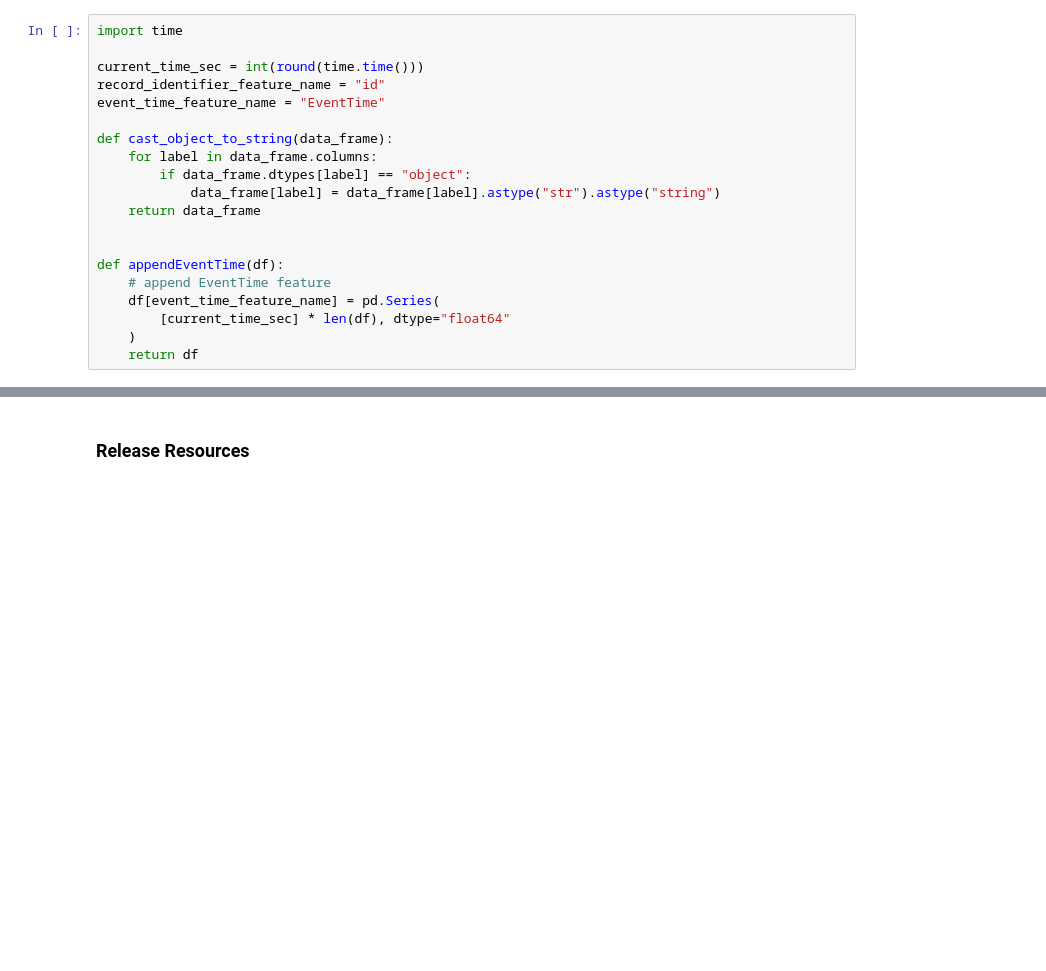
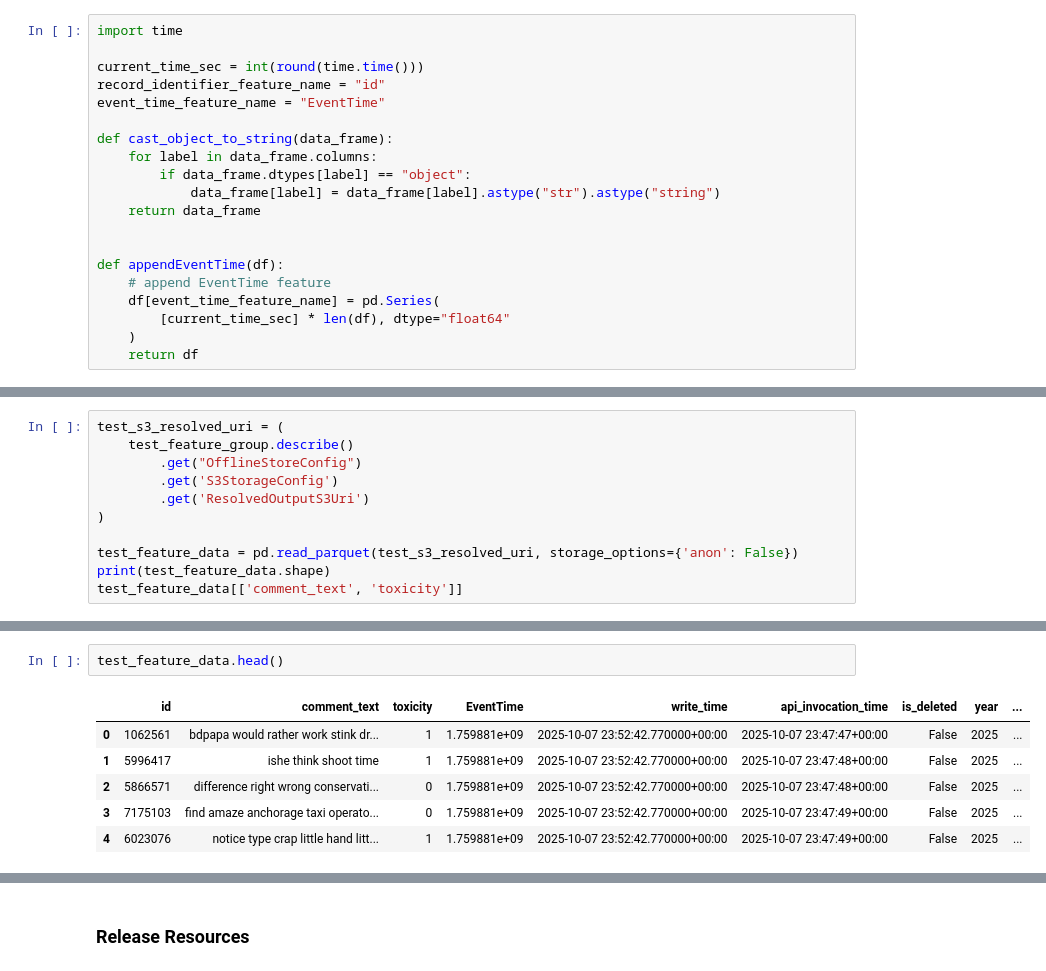
Before and after one commit to karthikraghavan/aai540_toxicity_classification, a Jupyter notebook: datalake_operations.ipynb, the cells around one changed output, grey strips where cells are left out. Drawn from its saved outputs; the diff is of its cells as text; blank space fills up the shorter version.

```diff
--- a/datalake_operations.ipynb
+++ b/datalake_operations.ipynb
@@ -890,0 +751,11 @@ train_feature_group.describe()
+# %%
+test_s3_resolved_uri = (
+    test_feature_group.describe()
+        .get("OfflineStoreConfig")
+        .get('S3StorageConfig')
+        .get('ResolvedOutputS3Uri')
+)
+
+test_feature_data = pd.read_parquet(test_s3_resolved_uri, storage_options={'anon': False})
+print(test_feature_data.shape)
+test_feature_data[['comment_text', 'toxicity']]
@@ -906,0 +902,9 @@ warnings.filterwarnings("ignore", category=UserWarning)
+# %%
+test_feature_data.head()
+# %% [output]
+|  | id | comment_text | toxicity | EventTime | write_time | api_invocation_time | is_deleted | year | ... |
+| 0 | 1062561 | bdpapa would rather work stink dr... | 1 | 1.759881e+09 | 2025-10-07 23:52:42.770000+00:00 | 2025-10-07 23:47:47+00:00 | False | 2025 | ... |
+| 1 | 5996417 | ishe think shoot time | 1 | 1.759881e+09 | 2025-10-07 23:52:42.770000+00:00 | 2025-10-07 23:47:48+00:00 | False | 2025 | ... |
+| 2 | 5866571 | difference right wrong conservati... | 0 | 1.759881e+09 | 2025-10-07 23:52:42.770000+00:00 | 2025-10-07 23:47:48+00:00 | False | 2025 | ... |
+| 3 | 7175103 | find amaze anchorage taxi operato... | 0 | 1.759881e+09 | 2025-10-07 23:52:42.770000+00:00 | 2025-10-07 23:47:49+00:00 | False | 2025 | ... |
+| 4 | 6023076 | notice type crap little hand litt... | 1 | 1.759881e+09 | 2025-10-07 23:52:42.770000+00:00 | 2025-10-07 23:47:49+00:00 | False | 2025 | ... |
```
Also changed, not shown: parts of 113 cells of this notebook.
